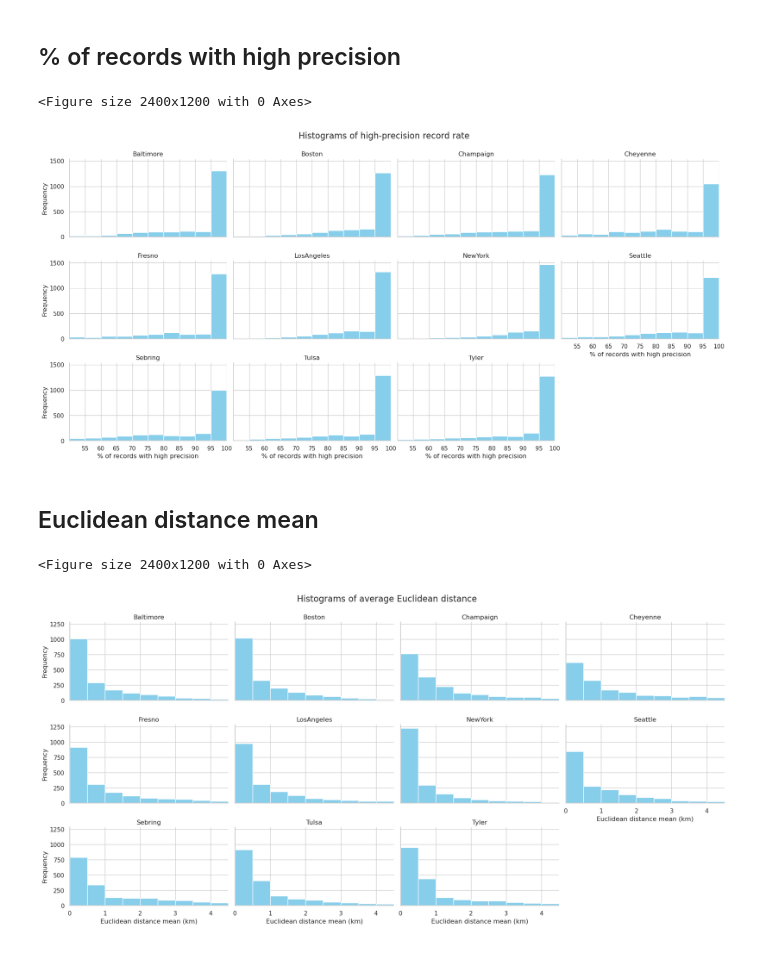
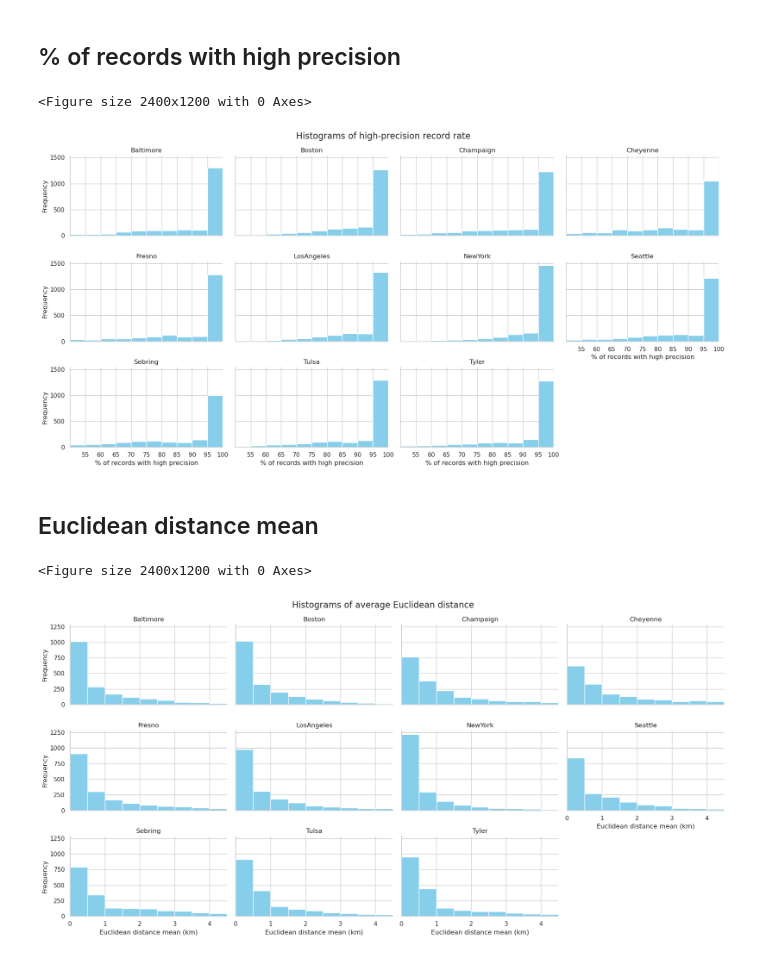
Before and after one commit to bigdata4mobility/reviewpaper, a Jupyter notebook: xinhua/02-plot.ipynb, the cells around one changed output. Drawn from its saved outputs; the diff is of its cells as text; code cells hidden in the pictures.

```diff
--- a/xinhua/02-plot.ipynb
+++ b/xinhua/02-plot.ipynb
@@ -248,26 +250,28 @@ plt.show()
 # %%
 plt.figure(figsize=(12, 6),dpi=200)
 sns.set(style="whitegrid")
 g = sns.FacetGrid(longterm_metrics_df, col="MSA", col_wrap=4, height=3, aspect=1.5)
 bin_edges = np.arange(50, 101, 5)
 g.map(plt.hist, "acc_rate", bins=bin_edges,color='skyblue')  # Using logarithmic scale
 
 # Set x-ticks at bin edges
 for ax in g.axes.flatten():
     ax.set_xticks(np.arange(55, 101, 5))  # Set x-ticks to bin edges
     ax.set_xlim([bin_edges[0], bin_edges[-1]])  # Optional: Limit x-axis to bin range for neatness
 
 # Further customize the plot
 g.set_titles("{col_name}")
 g.set_axis_labels("% of records with high precision", "Frequency")
 g.fig.subplots_adjust(top=0.9)  # Adjust subplot spacing
 g.fig.suptitle('Histograms of high-precision record rate', fontsize=16)
+
+plt.tight_layout()
 plt.savefig('Figures/Histograms_of_high_precision_record_rate.png')
 
 plt.show()
 # %% [output]
 <Figure size 2400x1200 with 0 Axes>
-[figure, old version]
+[figure, new version]
 # %% [markdown]
 ## Euclidean distance mean
 # %%
@@ -287,9 +291,10 @@ g.set_titles("{col_name}")
 g.set_axis_labels("Euclidean distance mean (km)", "Frequency")
 g.fig.subplots_adjust(top=0.9)  # Adjust subplot spacing
 g.fig.suptitle('Histograms of average Euclidean distance', fontsize=16)
+plt.tight_layout()
 plt.savefig('Figures/Histograms_of_average_Euclidean_distance.png')
 
 plt.show()
 # %% [output]
 <Figure size 2400x1200 with 0 Axes>
-[figure, old version]
+[figure, new version]
```
Also changed, not shown: parts of 4 cells of this notebook, 6 other files.
